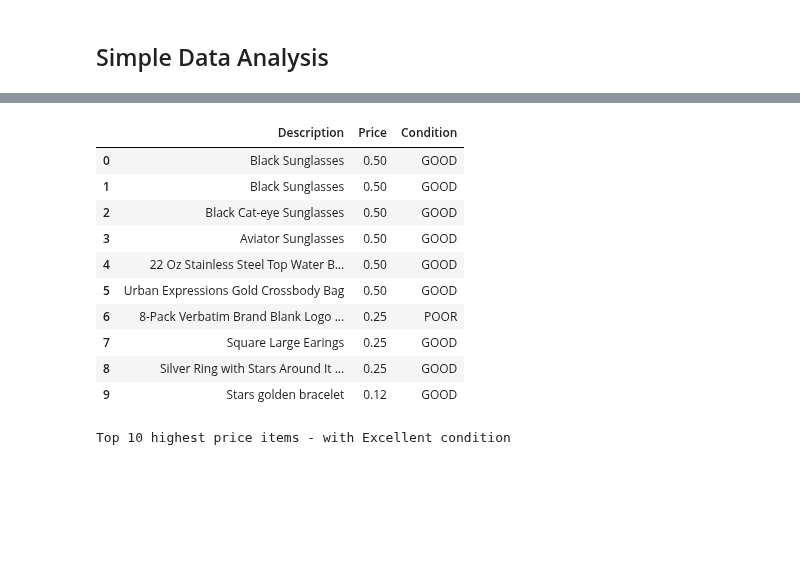
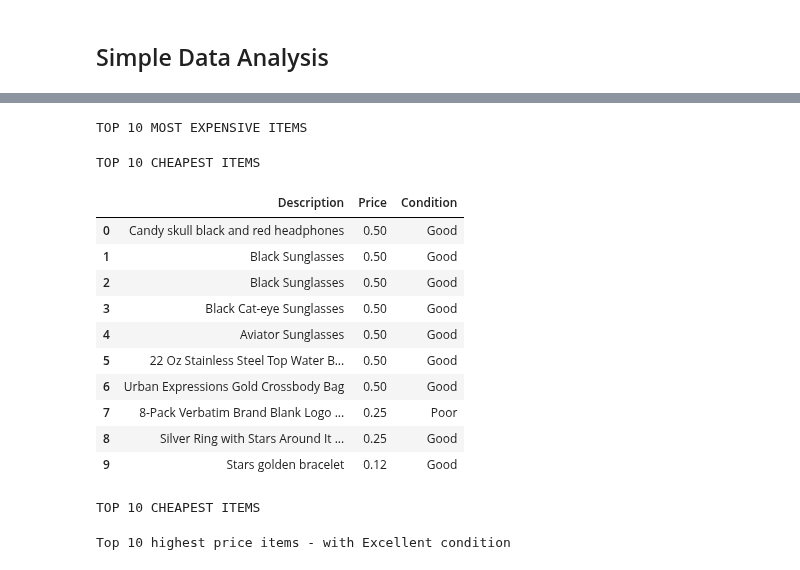
Before and after one commit to pedrosanhueza/Web-Scrape, a Jupyter notebook: Surplus Sale Items/Surplus - Code/WebScrape - SurplusSaleItems.ipynb, the cells around one changed output, grey strips where cells are left out. Cells and saved outputs as stored; diff of their text form; code cells hidden in the pictures; blank space fills up the shorter version.

```diff
--- a/Surplus Sale Items/Surplus - Code/WebScrape - SurplusSaleItems.ipynb
+++ b/Surplus Sale Items/Surplus - Code/WebScrape - SurplusSaleItems.ipynb
@@ -69,6 +70,8 @@ data.describe()
 data.Price = pd.to_numeric(data.Price.str.replace("$","",regex=True).replace(",","",regex=True))
 data['Item Number'] = pd.to_numeric(data['Item Number'])
 data.Qty = pd.to_numeric(data.Qty)
+data.Condition = data.Condition.str.capitalize()
+a = data.copy()
 
 # repeat rows based on quantity
 data = data.reindex(data.index.repeat(data.Qty)).reset_index().drop(['index','Qty'], axis=1)
@@ -117,19 +155,69 @@ data.sort_values('Price',ascending=False).head(10)[['Description','Price','Condi
+# %%
+# Top 10 expensive items - overall
+print(
+"""
+TOP 10 MOST EXPENSIVE ITEMS
+"""
+)
+
+fig = px.bar(
+    a,
+    y='Description',
+    x='Price',
+    color='Condition',
+    color_discrete_map={'Good':'green','Fair':'gray','Excellent':'gold'},
+    orientation='h',
+    title="TOP 10 MOST EXPENSIVE ITEMS",
+    width=1200, height=400
+    )
+
+# fig.update_layout(yaxis={'categoryorder':'total ascending'})
+
+fig.show()
+# %% [output]
+TOP 10 MOST EXPENSIVE ITEMS
 # %%
 # Bottom 10 cheapest items - overall
 
-data.sort_values('Price',ascending=False).tail(10)[['Description','Price','Condition']].reset_index().drop('index',axis=1)
+print('TOP 10 CHEAPEST ITEMS')
+
+
+a = data.sort_values('Price',ascending=False).tail(10)[['Description','Price','Condition']].reset_index().drop('index',axis=1)
+a
 # %% [output]
+TOP 10 CHEAPEST ITEMS
 |  | Description | Price | Condition |
-| 0 | Black Sunglasses | 0.50 | GOOD |
-| 1 | Black Sunglasses | 0.50 | GOOD |
-| 2 | Black Cat-eye Sunglasses | 0.50 | GOOD |
-| 3 | Aviator Sunglasses | 0.50 | GOOD |
-| 4 | 22 Oz Stainless Steel Top Water B... | 0.50 | GOOD |
-| 5 | Urban Expressions Gold Crossbody Bag | 0.50 | GOOD |
-| 6 | 8-Pack Verbatim Brand Blank Logo ... | 0.25 | POOR |
-| 7 | Square Large Earings | 0.25 | GOOD |
-| 8 | Silver Ring with Stars Around It ... | 0.25 | GOOD |
-| 9 | Stars golden bracelet | 0.12 | GOOD |
+| 0 | Candy skull black and red headphones | 0.50 | Good |
+| 1 | Black Sunglasses | 0.50 | Good |
+| 2 | Black Sunglasses | 0.50 | Good |
+| 3 | Black Cat-eye Sunglasses | 0.50 | Good |
+| 4 | Aviator Sunglasses | 0.50 | Good |
+| 5 | 22 Oz Stainless Steel Top Water B... | 0.50 | Good |
+| 6 | Urban Expressions Gold Crossbody Bag | 0.50 | Good |
+| 7 | 8-Pack Verbatim Brand Blank Logo ... | 0.25 | Poor |
+| 8 | Silver Ring with Stars Around It ... | 0.25 | Good |
+| 9 | Stars golden bracelet | 0.12 | Good |
+# %%
+# Bottom 10 expensive items - overall
+
+print('TOP 10 CHEAPEST ITEMS')
+
+fig = px.bar(
+    a,
+    y='Description',
+    x='Price',
+    color='Condition',
+    color_discrete_map={'Good':'green','Fair':'gray','Excellent':'gold','Poor':'red'},
+    orientation='h',
+    title='TOP 10 CHEAPEST ITEMS',
+    width=1200, height=400
+    )
+
+# fig.update_layout(yaxis={'categoryorder':'total ascending'})
+
+fig.show()
+# %% [output]
+TOP 10 CHEAPEST ITEMS
 # %%
 # Top 10 highest price items - with Excellent condition
 
```
Also changed, not shown: parts of 7 cells of this notebook.
